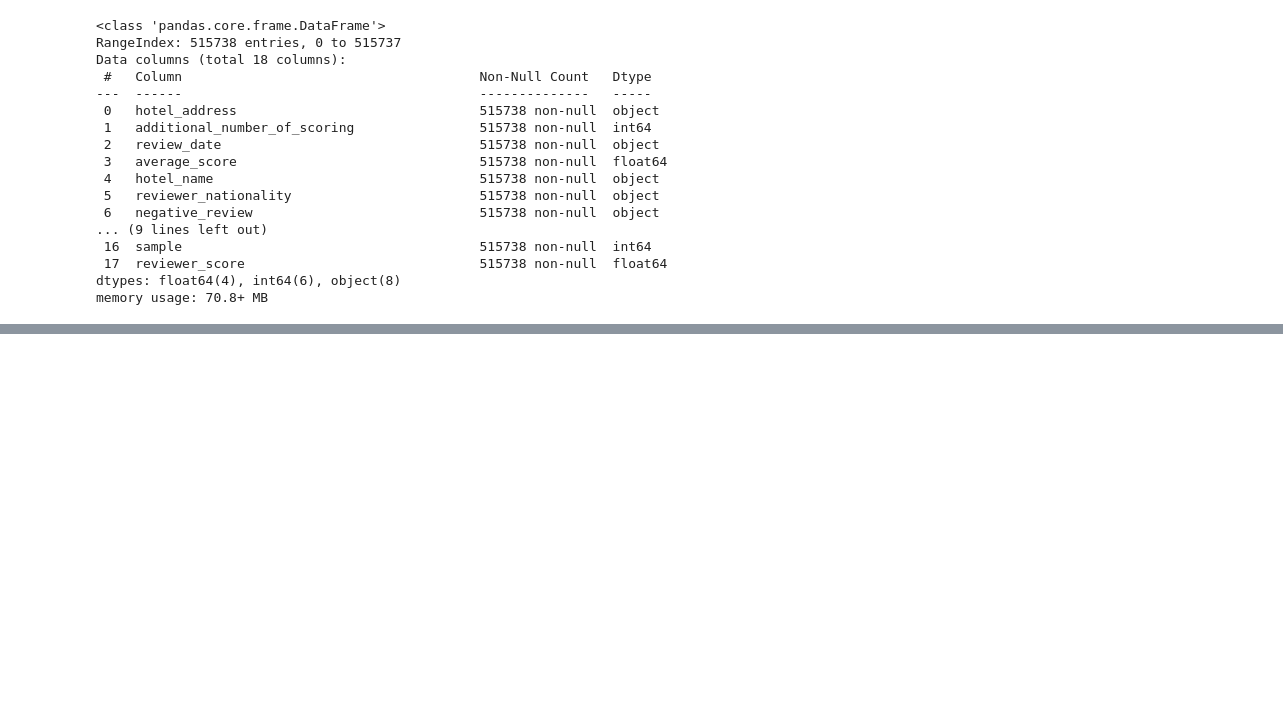
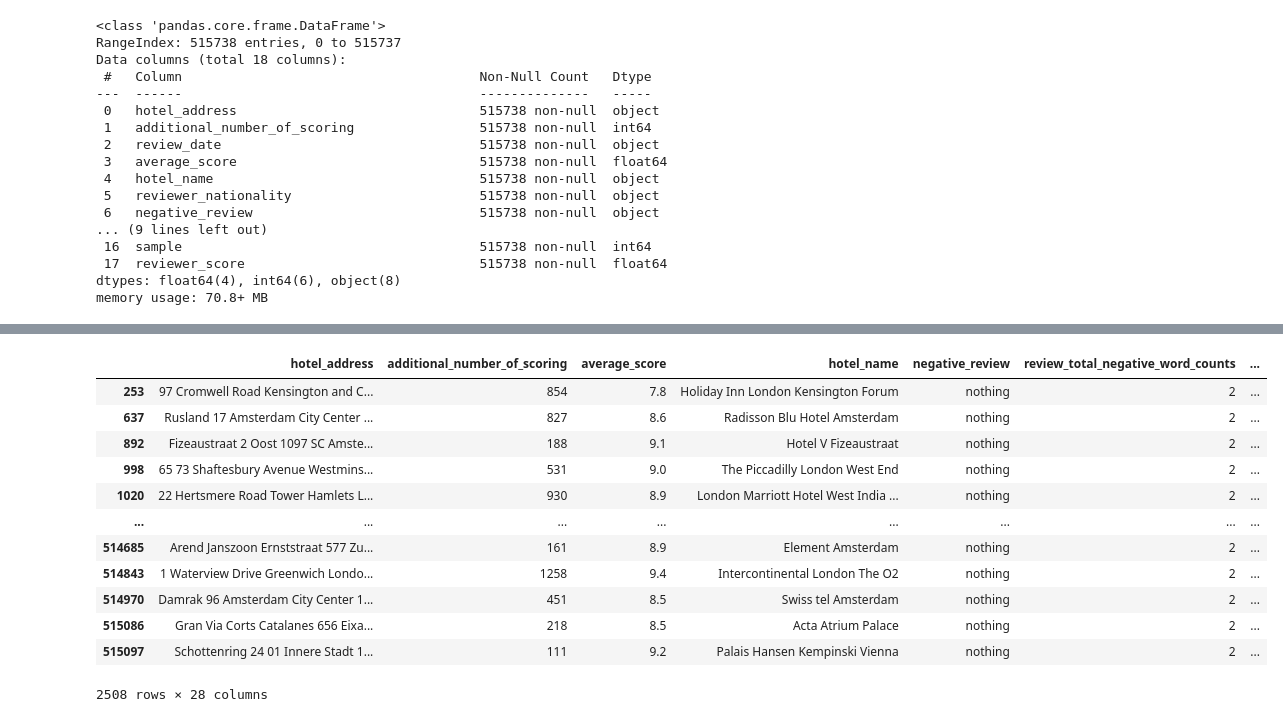
Before and after one commit to banzarkhan/booking_kaggle, a Jupyter notebook: kaggle-booking.ipynb, the cells around one changed output, grey strips where cells are left out. Saved outputs shown, nothing was run; the diff lists cells and outputs as text; code cells hidden in the pictures; blank space fills up the shorter version.

```diff
--- a/kaggle-booking.ipynb
+++ b/kaggle-booking.ipynb
@@ -141,0 +397,8 @@ data_null['hotel_address'].nunique()
+# %%
+def days_since_review(days):
+    days_int = int(re.findall('[0-9]+', days)[0])
+    return days_int
+
+data_copy['days_since_review'] = data_copy['days_since_review'].apply(days_since_review)
+
+data_copy['days_since_review'].head()
@@ -141,0 +454,32 @@ data_null['hotel_address'].nunique()
+# %%
+print(data_copy['reviewer_nationality'].value_counts(normalize=True))
+
+data_copy['reviewer_nationality'] = data_copy['reviewer_nationality'].apply(lambda x: x.strip())
+
+def nation(country):
+    eu_countries = ["Russia", "Germany", "France", "Italy", "Spain", "Ukraine", "Poland", "Romania", "Netherlands", "Belgium",
+"Czech Republic", "Greece", "Portugal", "Sweden", "Hungary", "Belarus", "Austria", "Serbia", "Switzerland", "Bulgaria",
+"Denmark", "Finland", "Slovakia", "Norway", "Ireland", "Croatia", "Moldova", "Bosnia and Herzegovina",
+"Albania", "Lithuania", "North Macedonia", "Slovenia", "Latvia", "Estonia", "Montenegro", "Luxembourg",
+"Malta", "Iceland", "Andorra", "Monaco", "Liechtenstein", "San Marino", "Holy See"]
+
+    if country == 'United Kingdom':
+        return 'UK'
+    elif country == 'United States of America':
+        return 'USA'
+    else:
+        if country in eu_countries:
+            return 'EU'
+        else:
+            return 'Other'
+
+data_copy['reviewer_resid'] = data_copy['reviewer_nationality'].apply(nation)
+
+print(data_copy['reviewer_resid'].value_counts(normalize=True))
+
+encoded_data = pd.get_dummies(data_copy['reviewer_resid'], prefix='nation')
+data_copy = pd.concat([data_copy, encoded_data], axis=1)
+
+data_copy = data_copy.drop(['reviewer_nationality', 'reviewer_resid'], axis=1)
+
+data_copy.head()
@@ -141,0 +535,18 @@ data_null['hotel_address'].nunique()
+# %%
+data_copy['negative_review'] = data_copy['negative_review'].apply(lambda x: x.strip())
+# %%
+data_copy[data_copy['negative_review'] == 'nothing']
+# %% [output]
+|  | hotel_address | additional_number_of_scoring | average_score | hotel_name | negative_review | review_total_negative_word_counts | ... |
+| 253 | 97 Cromwell Road Kensington and C... | 854 | 7.8 | Holiday Inn London Kensington Forum | nothing | 2 | ... |
+| 637 | Rusland 17 Amsterdam City Center ... | 827 | 8.6 | Radisson Blu Hotel Amsterdam | nothing | 2 | ... |
+| 892 | Fizeaustraat 2 Oost 1097 SC Amste... | 188 | 9.1 | Hotel V Fizeaustraat | nothing | 2 | ... |
+| 998 | 65 73 Shaftesbury Avenue Westmins... | 531 | 9.0 | The Piccadilly London West End | nothing | 2 | ... |
+| 1020 | 22 Hertsmere Road Tower Hamlets L... | 930 | 8.9 | London Marriott Hotel West India ... | nothing | 2 | ... |
+| ... | ... | ... | ... | ... | ... | ... | ... |
+| 514685 | Arend Janszoon Ernststraat 577 Zu... | 161 | 8.9 | Element Amsterdam | nothing | 2 | ... |
+| 514843 | 1 Waterview Drive Greenwich Londo... | 1258 | 9.4 | Intercontinental London The O2 | nothing | 2 | ... |
+| 514970 | Damrak 96 Amsterdam City Center 1... | 451 | 8.5 | Swiss tel Amsterdam | nothing | 2 | ... |
+| 515086 | Gran Via Corts Catalanes 656 Eixa... | 218 | 8.5 | Acta Atrium Palace | nothing | 2 | ... |
+| 515097 | Schottenring 24 01 Innere Stadt 1... | 111 | 9.2 | Palais Hansen Kempinski Vienna | nothing | 2 | ... |
+2508 rows × 28 columns
```
Also changed, not shown: parts of 37 cells of this notebook.
